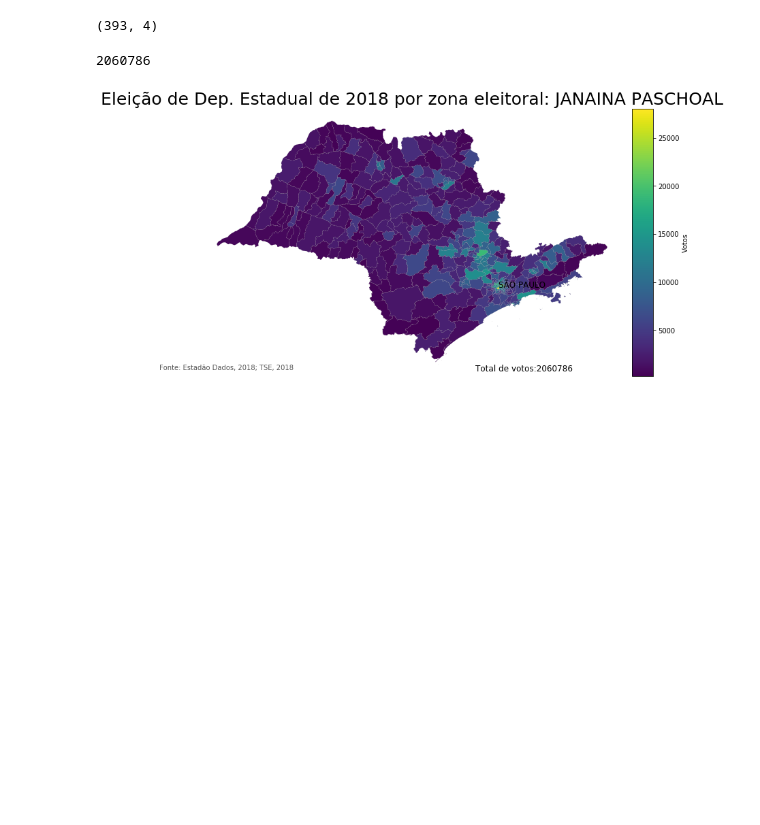
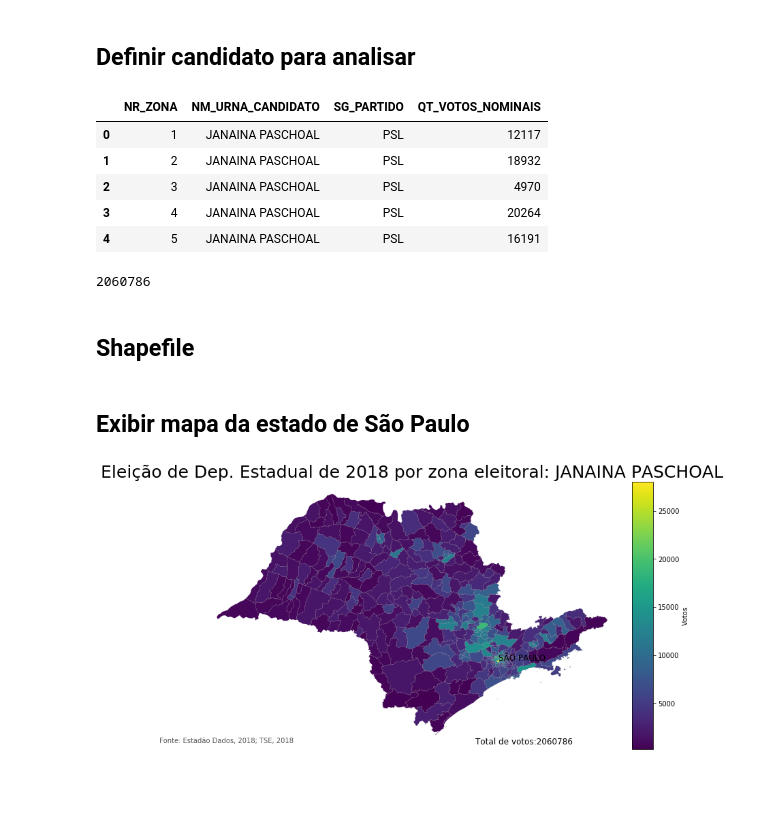
Before and after one commit to gchinellato/Mapa-SP-Eleicao-2018, a Jupyter notebook: Mapa-Eleição-2018-Estado-SP.ipynb, the cells around one changed output. Saved outputs shown, nothing was run; the diff lists cells and outputs as text; code cells hidden in the pictures; blank space fills up the shorter version.

```diff
--- a/Mapa-Eleição-2018-Estado-SP.ipynb
+++ b/Mapa-Eleição-2018-Estado-SP.ipynb
@@ -31,6 +34,8 @@ for chunk in df_chunk:
     chunk_filter = chunk[chunk['DS_CARGO'] == DS_CARGO]
     chunk_list.append(chunk_filter)
 df_concat = pd.concat(chunk_list)
+# %% [markdown]
+## Definir candidato para analisar
 # %%
 # Definir candidato para analisar
 NR_CANDIDATO = 17317
@@ -38,16 +43,26 @@ NR_CANDIDATO = 17317
 df_candidato = df_concat[df_concat['NR_CANDIDATO'] == NR_CANDIDATO].sort_values('QT_VOTOS_NOMINAIS', ascending=False)
 # %%
 df_zona = df_candidato.groupby(['NR_ZONA', 'NM_URNA_CANDIDATO', 'SG_PARTIDO'])['QT_VOTOS_NOMINAIS'].sum().reset_index()
-df_zona.shape
-# %% [output]
-(393, 4)
+# %%
+df_zona.head()
+# %% [output]
+|  | NR_ZONA | NM_URNA_CANDIDATO | SG_PARTIDO | QT_VOTOS_NOMINAIS |
+| 0 | 1 | JANAINA PASCHOAL | PSL | 12117 |
+| 1 | 2 | JANAINA PASCHOAL | PSL | 18932 |
+| 2 | 3 | JANAINA PASCHOAL | PSL | 4970 |
+| 3 | 4 | JANAINA PASCHOAL | PSL | 20264 |
+| 4 | 5 | JANAINA PASCHOAL | PSL | 16191 |
 # %%
 # Total de votos do candidato
 df_zona['QT_VOTOS_NOMINAIS'].sum()
 # %% [output]
 2060786
+# %% [markdown]
+## Shapefile
 # %%
 df_mapa = gpd.read_file('./geo/SP_ZONAS_janeiro_2018/ZONAS_FINAL.shp')
+# %% [markdown]
+## Exibir mapa da estado de São Paulo
 # %%
 df_mapa_cand = df_mapa.join(df_zona)
 df_mapa_cand.sort_values('QT_VOTOS_NOMINAIS', ascending=False, inplace=True)
```
Also changed, not shown: parts of 9 cells of this notebook, 2 other files.
